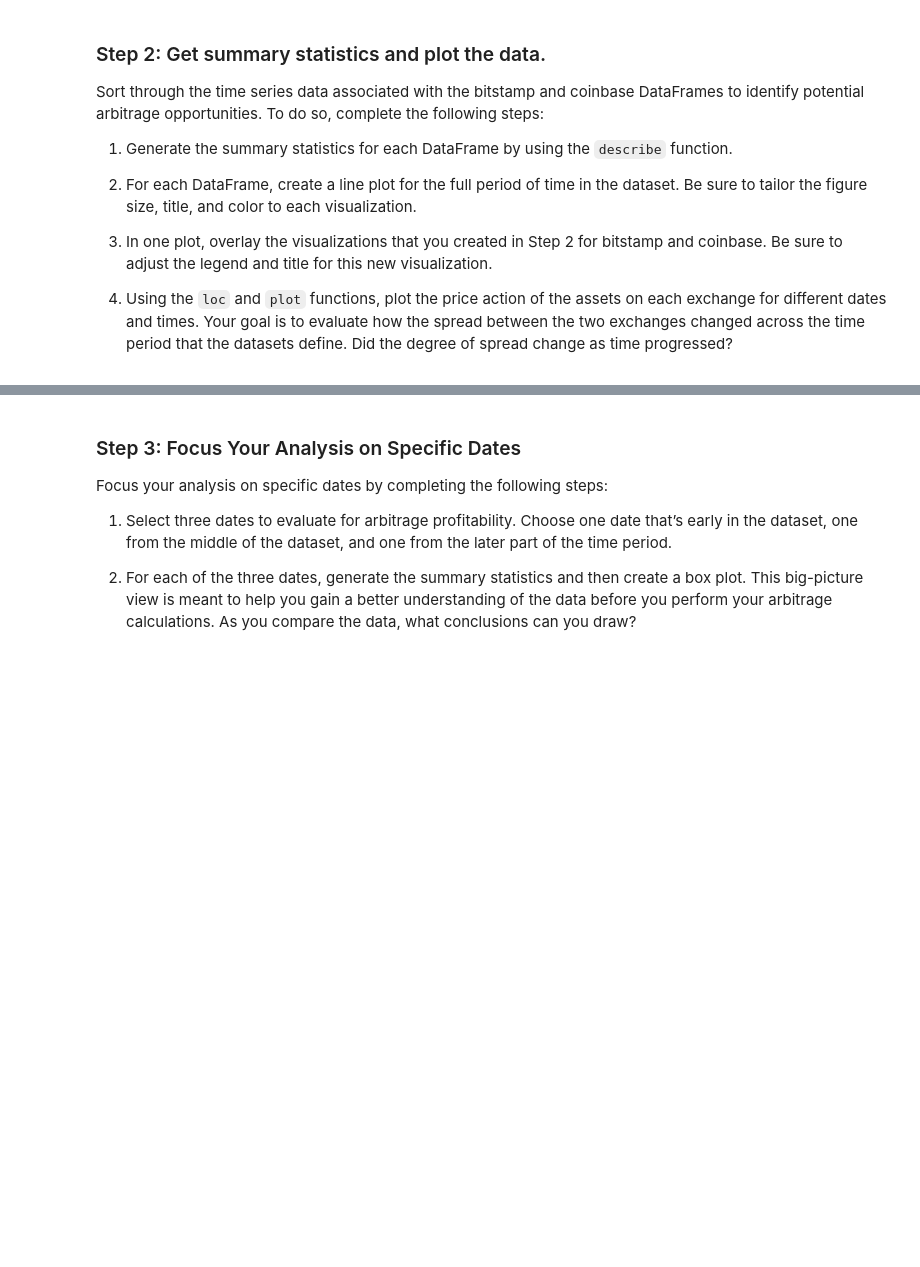
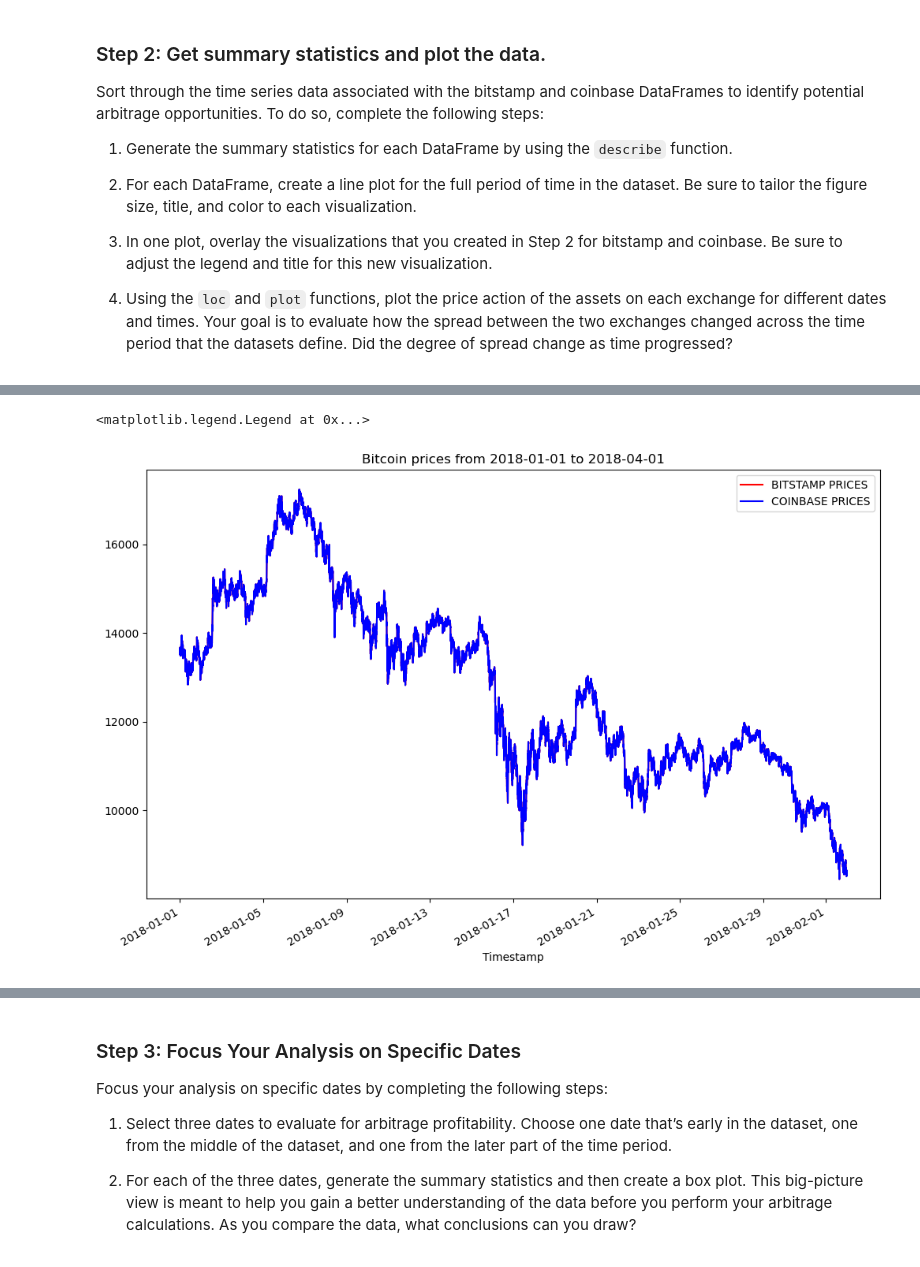
Before and after one commit to greg-krulin/Challenge3, a Jupyter notebook: crypto_arbitrage.ipynb, the cells around one changed output, grey strips where cells are left out. Cells and saved outputs as stored; diff of their text form; code cells hidden in the pictures; blank space fills up the shorter version.

```diff
--- a/crypto_arbitrage.ipynb
+++ b/crypto_arbitrage.ipynb
@@ -225,8 +261,14 @@ Sort through the time series data associated with the bitstamp and coinbase Data
 # %%
 # Using the loc and plot functions, create an overlay plot that visualizes
 # the price action of both DataFrames for a one month period early in the dataset
 # Be sure to include the parameters: legend, figure size, title, and color and label
 # YOUR CODE HERE
+ax = bitstamp.loc['2018-01-01':'2018-02-01','Close'].plot(figsize = (12,8), color = 'Red', title ="Bitcoin prices from 2018-01-01 to 2018-04-01")
+bitstamp.loc['2018-01-01':'2018-02-01','Close'].plot(ax=ax, color = 'Blue')
+ax.legend(['BITSTAMP PRICES', 'COINBASE PRICES'])
+# %% [output]
+<matplotlib.legend.Legend at 0x...>
+[figure, added]
 # %%
 # Using the loc and plot functions, create an overlay plot that visualizes
 # the price action of both DataFrames for a one month period later in the dataset
```
Also changed, not shown: parts of 9 cells of this notebook.
